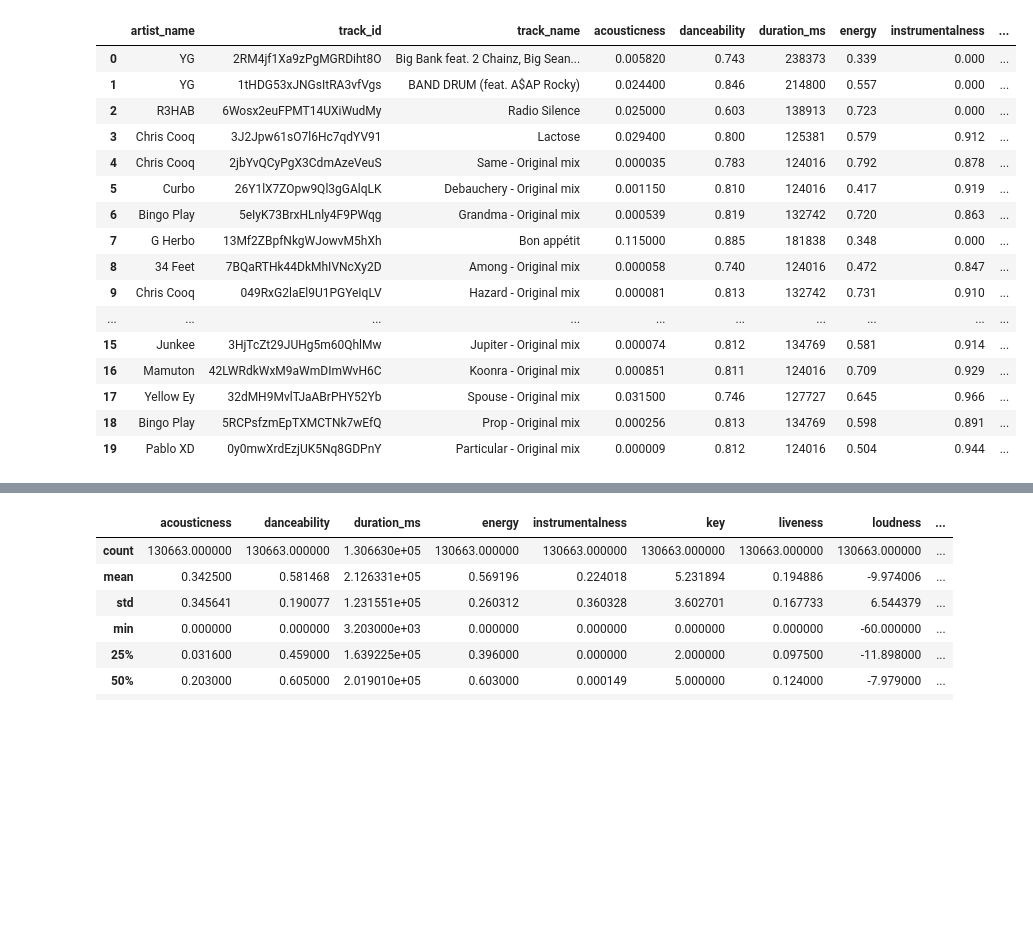
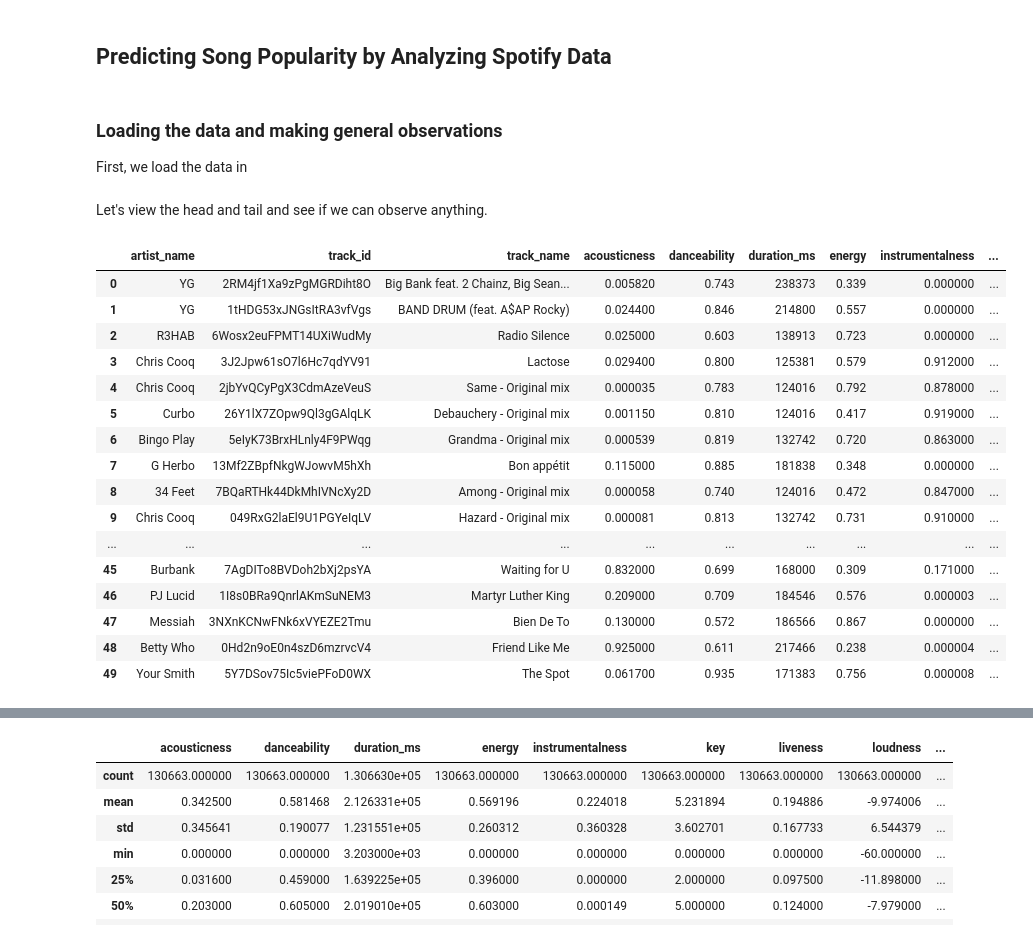
Before and after one commit to RQuery/Spotify-Song-Popularity-Prediction, a Jupyter notebook: Spotify Audio Features.ipynb, the cells around one changed output, grey strips where cells are left out. Drawn from its saved outputs; the diff is of its cells as text; code cells hidden in the pictures; blank space fills up the shorter version.

```diff
--- a/Spotify Audio Features.ipynb
+++ b/Spotify Audio Features.ipynb
@@ -1,3 +1,5 @@
+# %% [markdown]
+## Predicting Song Popularity by Analyzing Spotify Data
 # %%
 import pandas as pd
 import numpy as np
@@ -7,26 +9,31 @@ import numpy as np
 
 import seaborn as sns
 from matplotlib import pyplot as plt
+# %% [markdown]
+### Loading the data and making general observations
+First, we load the data in
 # %%
 data = pd.read_csv('SpotifyAudioFeaturesApril2019.csv')
+# %% [markdown]
+Let's view the head and tail and see if we can observe anything.
 # %%
-data.head(20)
+data.head(50)
 # %% [output]
 |  | artist_name | track_id | track_name | acousticness | danceability | duration_ms | energy | instrumentalness | ... |
-| 0 | YG | 2RM4jf1Xa9zPgMGRDiht8O | Big Bank feat. 2 Chainz, Big Sean... | 0.005820 | 0.743 | 238373 | 0.339 | 0.000 | ... |
-| 1 | YG | 1tHDG53xJNGsItRA3vfVgs | BAND DRUM (feat. A$AP Rocky) | 0.024400 | 0.846 | 214800 | 0.557 | 0.000 | ... |
-| 2 | R3HAB | 6Wosx2euFPMT14UXiWudMy | Radio Silence | 0.025000 | 0.603 | 138913 | 0.723 | 0.000 | ... |
-| 3 | Chris Cooq | 3J2Jpw61sO7l6Hc7qdYV91 | Lactose | 0.029400 | 0.800 | 125381 | 0.579 | 0.912 | ... |
-| 4 | Chris Cooq | 2jbYvQCyPgX3CdmAzeVeuS | Same - Original mix | 0.000035 | 0.783 | 124016 | 0.792 | 0.878 | ... |
-| 5 | Curbo | 26Y1lX7ZOpw9Ql3gGAlqLK | Debauchery - Original mix | 0.001150 | 0.810 | 124016 | 0.417 | 0.919 | ... |
-| 6 | Bingo Play | 5eIyK73BrxHLnly4F9PWqg | Grandma - Original mix | 0.000539 | 0.819 | 132742 | 0.720 | 0.863 | ... |
-| 7 | G Herbo | 13Mf2ZBpfNkgWJowvM5hXh | Bon appétit | 0.115000 | 0.885 | 181838 | 0.348 | 0.000 | ... |
-| 8 | 34 Feet | 7BQaRTHk44DkMhIVNcXy2D | Among - Original mix | 0.000058 | 0.740 | 124016 | 0.472 | 0.847 | ... |
-| 9 | Chris Cooq | 049RxG2laEl9U1PGYeIqLV | Hazard - Original mix | 0.000081 | 0.813 | 132742 | 0.731 | 0.910 | ... |
+| 0 | YG | 2RM4jf1Xa9zPgMGRDiht8O | Big Bank feat. 2 Chainz, Big Sean... | 0.005820 | 0.743 | 238373 | 0.339 | 0.000000 | ... |
+| 1 | YG | 1tHDG53xJNGsItRA3vfVgs | BAND DRUM (feat. A$AP Rocky) | 0.024400 | 0.846 | 214800 | 0.557 | 0.000000 | ... |
+| 2 | R3HAB | 6Wosx2euFPMT14UXiWudMy | Radio Silence | 0.025000 | 0.603 | 138913 | 0.723 | 0.000000 | ... |
+| 3 | Chris Cooq | 3J2Jpw61sO7l6Hc7qdYV91 | Lactose | 0.029400 | 0.800 | 125381 | 0.579 | 0.912000 | ... |
+| 4 | Chris Cooq | 2jbYvQCyPgX3CdmAzeVeuS | Same - Original mix | 0.000035 | 0.783 | 124016 | 0.792 | 0.878000 | ... |
+| 5 | Curbo | 26Y1lX7ZOpw9Ql3gGAlqLK | Debauchery - Original mix | 0.001150 | 0.810 | 124016 | 0.417 | 0.919000 | ... |
+| 6 | Bingo Play | 5eIyK73BrxHLnly4F9PWqg | Grandma - Original mix | 0.000539 | 0.819 | 132742 | 0.720 | 0.863000 | ... |
+| 7 | G Herbo | 13Mf2ZBpfNkgWJowvM5hXh | Bon appétit | 0.115000 | 0.885 | 181838 | 0.348 | 0.000000 | ... |
+| 8 | 34 Feet | 7BQaRTHk44DkMhIVNcXy2D | Among - Original mix | 0.000058 | 0.740 | 124016 | 0.472 | 0.847000 | ... |
+| 9 | Chris Cooq | 049RxG2laEl9U1PGYeIqLV | Hazard - Original mix | 0.000081 | 0.813 | 132742 | 0.731 | 0.910000 | ... |
 | ... | ... | ... | ... | ... | ... | ... | ... | ... | ... |
-| 15 | Junkee | 3HjTcZt29JUHg5m60QhlMw | Jupiter - Original mix | 0.000074 | 0.812 | 134769 | 0.581 | 0.914 | ... |
-| 16 | Mamuton | 42LWRdkWxM9aWmDImWvH6C | Koonra - Original mix | 0.000851 | 0.811 | 124016 | 0.709 | 0.929 | ... |
-| 17 | Yellow Ey | 32dMH9MvlTJaABrPHY52Yb | Spouse - Original mix | 0.031500 | 0.746 | 127727 | 0.645 | 0.966 | ... |
-| 18 | Bingo Play | 5RCPsfzmEpTXMCTNk7wEfQ | Prop - Original mix | 0.000256 | 0.813 | 134769 | 0.598 | 0.891 | ... |
-| 19 | Pablo XD | 0y0mwXrdEzjUK5Nq8GDPnY | Particular - Original mix | 0.000009 | 0.812 | 124016 | 0.504 | 0.944 | ... |
+| 45 | Burbank | 7AgDITo8BVDoh2bXj2psYA | Waiting for U | 0.832000 | 0.699 | 168000 | 0.309 | 0.171000 | ... |
+| 46 | PJ Lucid | 1I8s0BRa9QnrlAKmSuNEM3 | Martyr Luther King | 0.209000 | 0.709 | 184546 | 0.576 | 0.000003 | ... |
+| 47 | Messiah | 3NXnKCNwFNk6xVYEZE2Tmu | Bien De To | 0.130000 | 0.572 | 186566 | 0.867 | 0.000000 | ... |
+| 48 | Betty Who | 0Hd2n9oE0n4szD6mzrvcV4 | Friend Like Me | 0.925000 | 0.611 | 217466 | 0.238 | 0.000004 | ... |
+| 49 | Your Smith | 5Y7DSov75Ic5viePFoD0WX | The Spot | 0.061700 | 0.935 | 171383 | 0.756 | 0.000008 | ... |
 # %%
```
Also changed, not shown: parts of 38 cells of this notebook.
